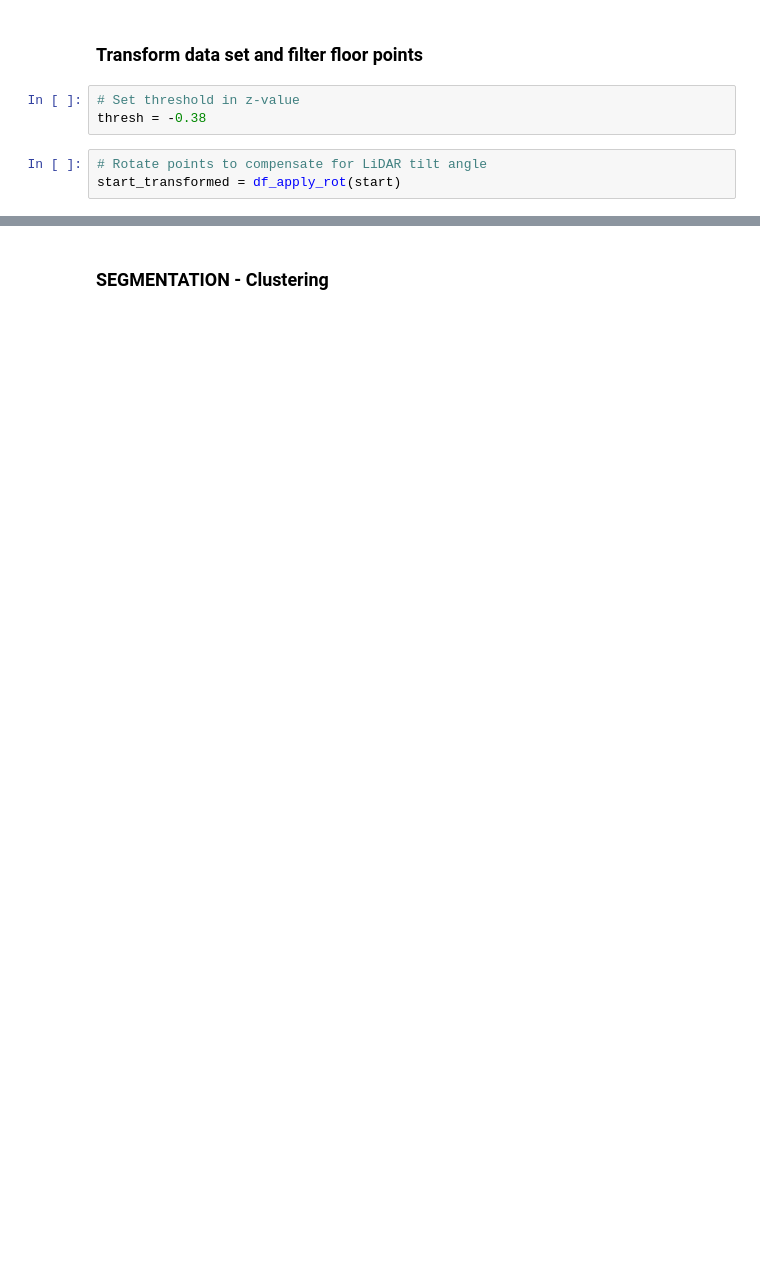
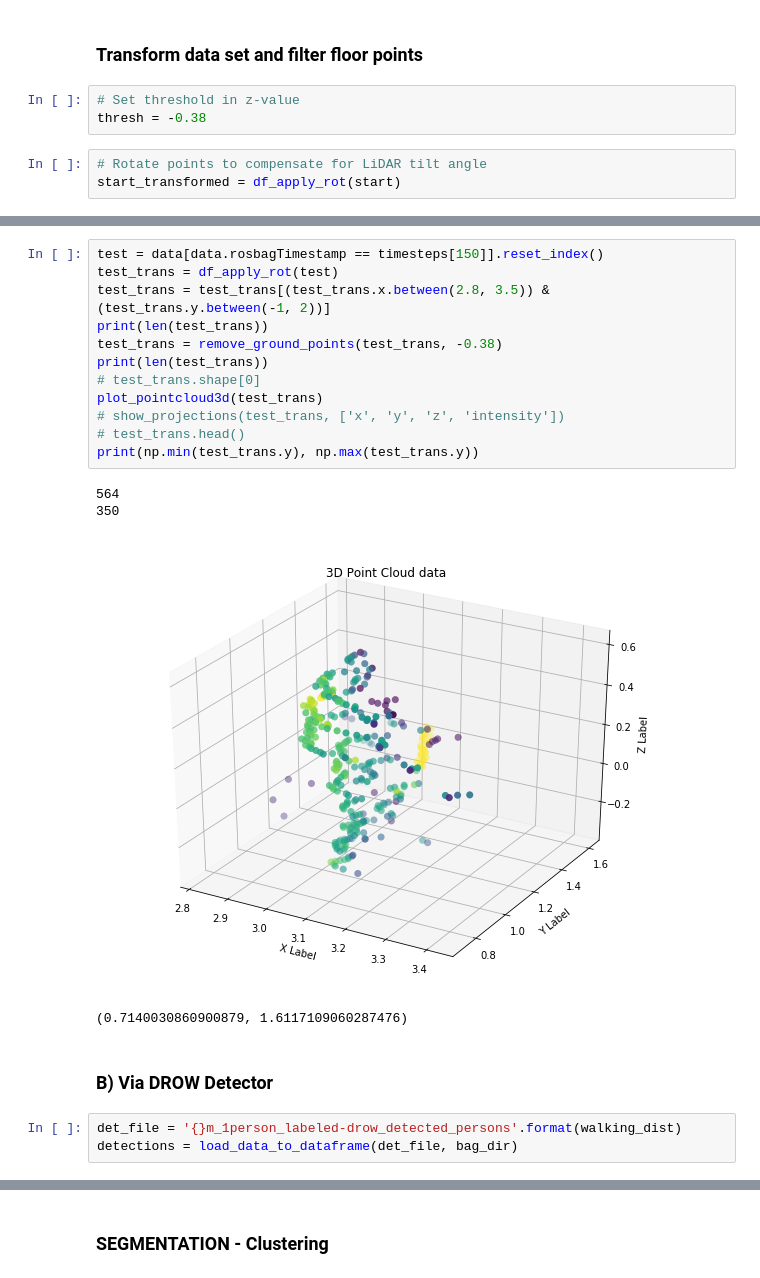
Before and after one commit to epfl-lasa/crowd_tracker_lidar3d, a Jupyter notebook: jupyter_nbs/PointCloud_Segmentation.ipynb, the cells around one changed output, grey strips where cells are left out. Cells and saved outputs as stored; diff of their text form; blank space fills up the shorter version.

```diff
--- a/jupyter_nbs/PointCloud_Segmentation.ipynb
+++ b/jupyter_nbs/PointCloud_Segmentation.ipynb
@@ -105,0 +149,22 @@ Points selected for segmentation after filtering out floor points
+# %%
+test = data[data.rosbagTimestamp == timesteps[150]].reset_index()
+test_trans = df_apply_rot(test)
+test_trans = test_trans[(test_trans.x.between(2.8, 3.5)) & (test_trans.y.between(-1, 2))]
+print(len(test_trans))
+test_trans = remove_ground_points(test_trans, -0.38)
+print(len(test_trans))
+# test_trans.shape[0]
+plot_pointcloud3d(test_trans)
+# show_projections(test_trans, ['x', 'y', 'z', 'intensity'])
+# test_trans.head()
+print(np.min(test_trans.y), np.max(test_trans.y))
+# %% [output]
+564
+350
+[figure, added]
+(0.7140030860900879, 1.6117109060287476)
+# %% [markdown]
+### B) Via DROW Detector
+# %%
+det_file = '{}m_1person_labeled-drow_detected_persons'.format(walking_dist)
+detections = load_data_to_dataframe(det_file, bag_dir)
```
Also changed, not shown: parts of 38 cells of this notebook, 2 other files.
